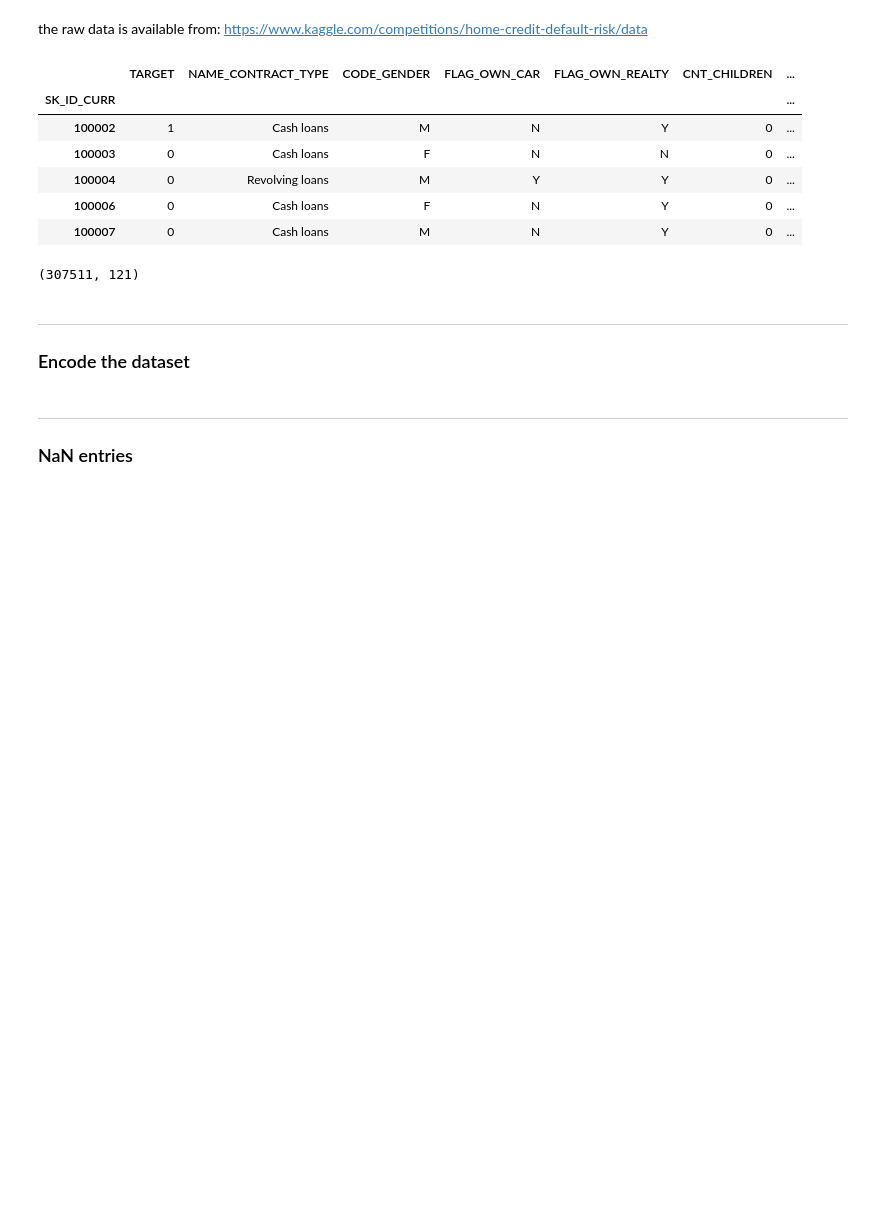
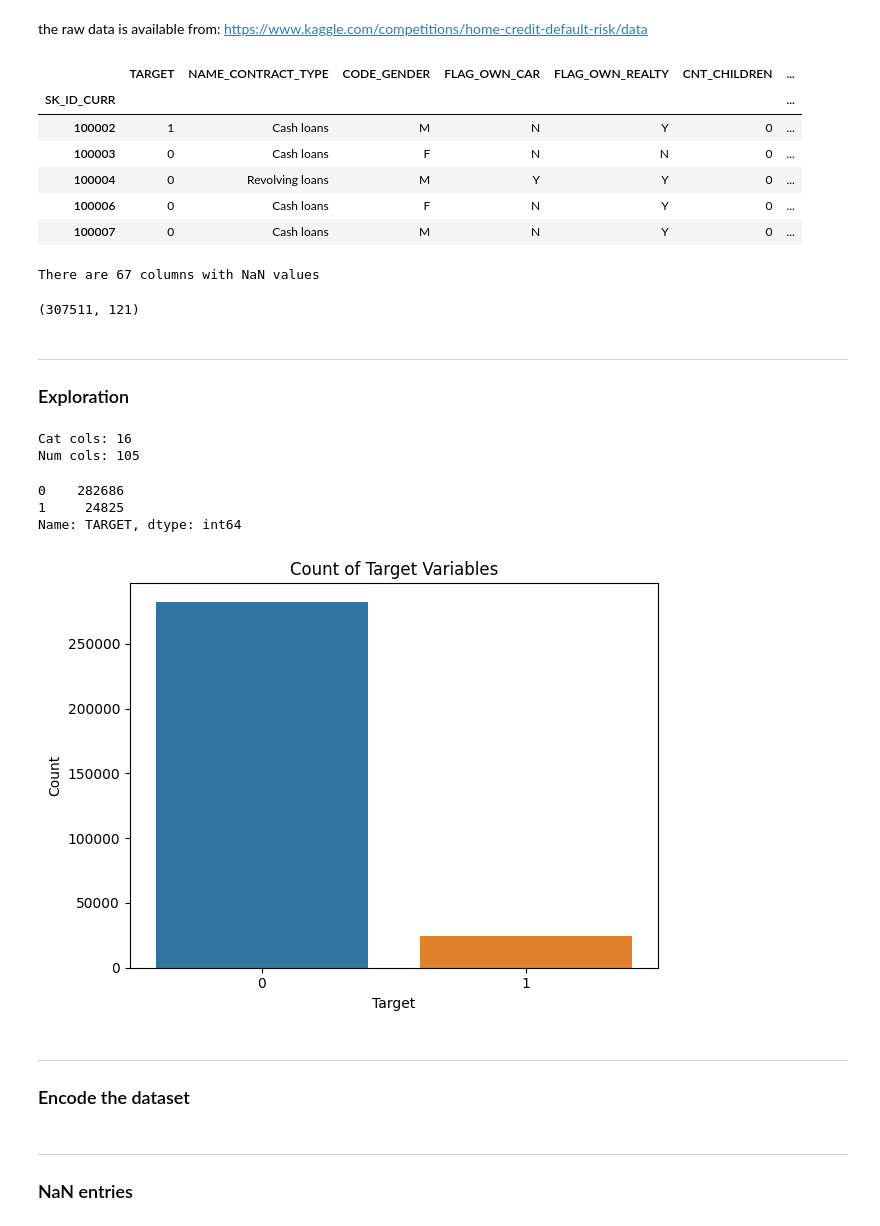
Before and after one commit to JackGreenaway/final_project, a Jupyter notebook: data/data_preprocessing.ipynb, the cells around one changed output. Cells and saved outputs as stored; diff of their text form; code cells hidden in the pictures; blank space fills up the shorter version.

```diff
--- a/data/data_preprocessing.ipynb
+++ b/data/data_preprocessing.ipynb
@@ -32,11 +32,52 @@ data.head()
 | 100004 | 0 | Revolving loans | M | Y | Y | 0 | ... |
 | 100006 | 0 | Cash loans | F | N | Y | 0 | ... |
 | 100007 | 0 | Cash loans | M | N | Y | 0 | ... |
+# %%
+print(f"There are {data.isna().any().sum()} columns with NaN values")
+# %% [output]
+There are 67 columns with NaN values
 # %%
 # Shape of the data
 data.shape
 # %% [output]
 (307511, 121)
+# %% [markdown]
+---
+### Exploration
+# %%
+cat = 0
+num = 0
+
+for i in data.columns:
+    if data[i].dtype == "object":
+        cat += 1
+    else:
+        num += 1
+
+print(f"Cat cols: {cat}")
+print(f"Num cols: {num}")
+# %% [output]
+Cat cols: 16
+Num cols: 105
+# %%
+data["TARGET"].value_counts()
+# %% [output]
+0    282686
+1     24825
+Name: TARGET, dtype: int64
+# %%
+# distribution of target
+
+sns.countplot(x="TARGET", data=data)
+
+plt.title("Count of Target Variables")
+plt.xlabel("Target")
+plt.ylabel("Count")
+
+plt.tight_layout()
+plt.savefig("images/target_distribution.png")
+# %% [output]
+[figure, added]
 # %% [markdown]
 ---
 ### Encode the dataset
```
Also changed, not shown: parts of 2 cells of this notebook, 14 other files.
